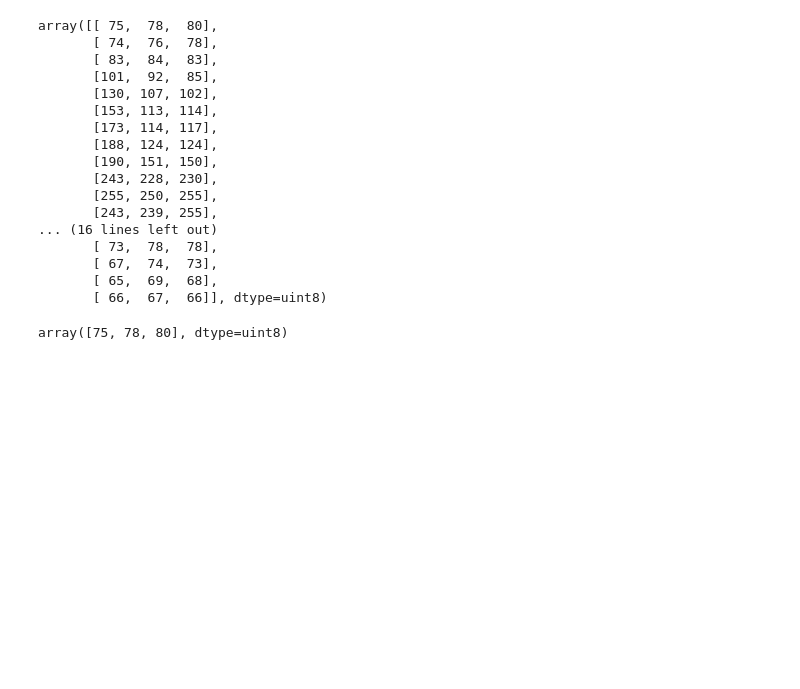
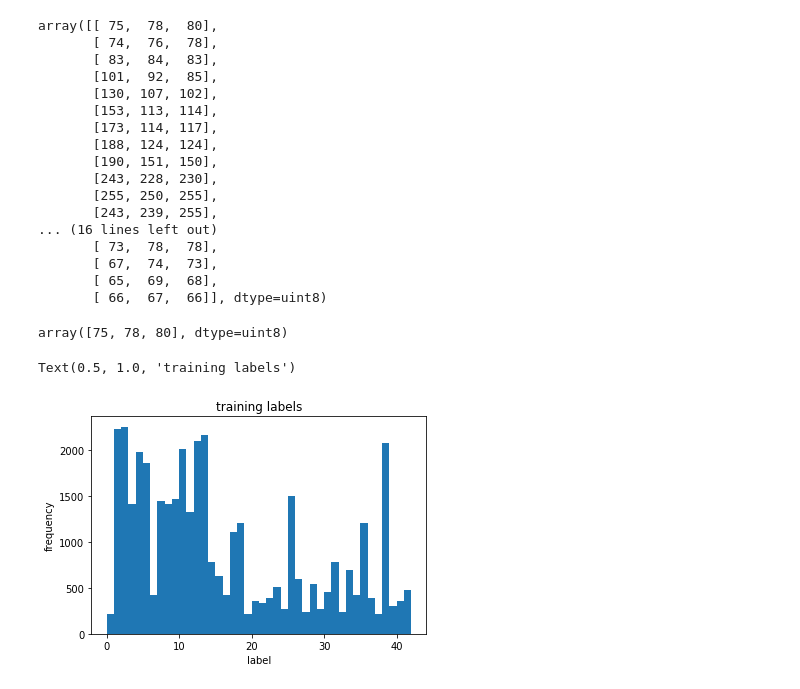
Before and after one commit to steve303/Kaggle03, a Jupyter notebook: EDA.ipynb, the cells around one changed output. Drawn from its saved outputs; the diff is of its cells as text; code cells hidden in the pictures; blank space fills up the shorter version.

```diff
--- a/EDA.ipynb
+++ b/EDA.ipynb
@@ -66,3 +66,11 @@ array([[ 75,  78,  80],
 xtrain[0][0][0][:]
 # %% [output]
 array([75, 78, 80], dtype=uint8)
+# %%
+plt.hist(ytrain,42)
+plt.xlabel('label')
+plt.ylabel('frequency')
+plt.title('training labels')
+# %% [output]
+Text(0.5, 1.0, 'training labels')
+[figure, added]
```
Also changed, not shown: parts of 2 cells of this notebook, 8 other files.
